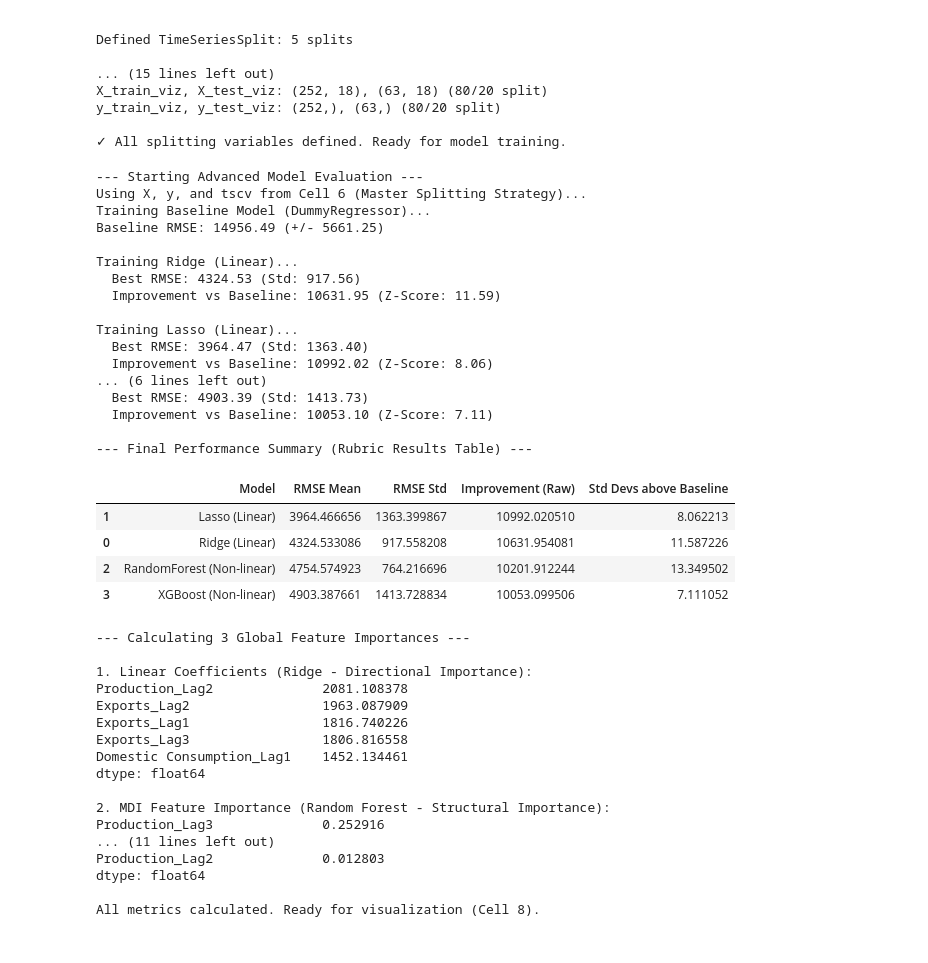
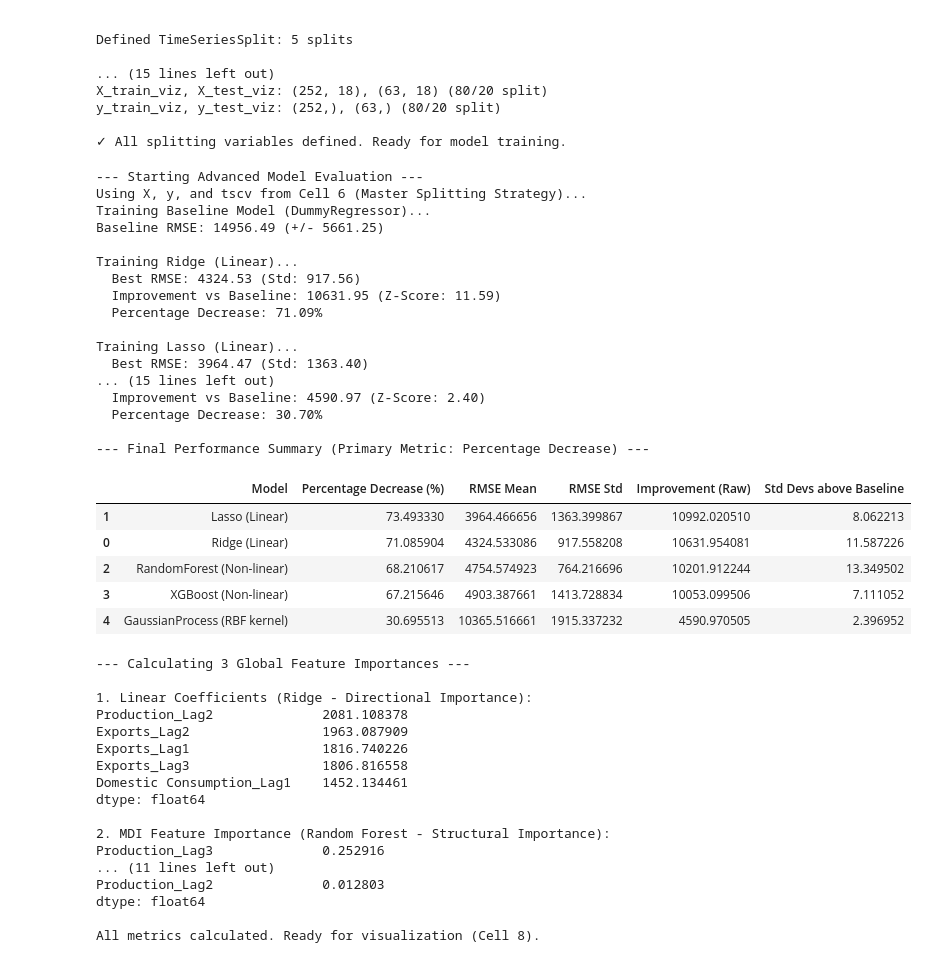
Before and after one commit to return2faye/coffee_or_tea, a Jupyter notebook: src/coffee_production_pipeline.ipynb, the cells around one changed output. Cells and saved outputs as stored; diff of their text form; code cells hidden in the pictures.

```diff
--- a/src/coffee_production_pipeline.ipynb
+++ b/src/coffee_production_pipeline.ipynb
@@ -485,6 +487,17 @@ model_configs = {
     'XGBoost (Non-linear)': {
         'model': xgb.XGBRegressor(random_state=RANDOM_STATE, objective='reg:squarederror'),
         'params': {'model__n_estimators': [100], 'model__learning_rate': [0.05, 0.1], 'model__max_depth': [3, 5]}
+    },
+    'GaussianProcess (RBF kernel)': {
+        'model': GaussianProcessRegressor(),
+        'params': {
+            'model__kernel': [
+                C(1.0) * RBF(length_scale=1.0) + WhiteKernel(noise_level=1.0),
+                C(1.0) * RBF(length_scale=2.0) + WhiteKernel(noise_level=1.0),
+                C(1.0) * RBF(length_scale=5.0) + WhiteKernel(noise_level=1.0)
+            ],
+            'model__alpha': [1e-6, 1e-4, 1e-2]
+        }
     }
 }
 
@@ -516,8 +529,13 @@ for name, config in model_configs.items():
     improvement = baseline_mean - rmse_mean
     z_score_improvement = improvement / rmse_std if rmse_std > 0 else 0
 
+    # PRIMARY METRIC: Percentage Decrease (Professor's feedback)
+    # This is more interpretable than raw RMSE values
+    percentage_decrease = (improvement / baseline_mean) * 100 if baseline_mean > 0 else 0
+
     print(f"  Best RMSE: {rmse_mean:.2f} (Std: {rmse_std:.2f})")
     print(f"  Improvement vs Baseline: {improvement:.2f} (Z-Score: {z_score_improvement:.2f})")
+    print(f"  Percentage Decrease: {percentage_decrease:.2f}%")
 
     results_list.append({
         'Model': name,
@@ -525,18 +543,21 @@ for name, config in model_configs.items():
         'RMSE Std': rmse_std,
         'Baseline RMSE': baseline_mean,
         'Improvement (Raw)': improvement,
-        'Std Devs above Baseline': z_score_improvement, # The specific Rubric metric
+        'Percentage Decrease (%)': percentage_decrease,  # PRIMARY METRIC
+        'Std Devs above Baseline': z_score_improvement,
         'Best Params': str(grid.best_params_)
     })
 
     trained_models[name] = grid.best_estimator_
 
 # 6.5 Output Summary Table
-results_df = pd.DataFrame(results_list).sort_values(by='RMSE Mean')
+# Sort by PRIMARY METRIC: Percentage Decrease (Professor's feedback)
+results_df = pd.DataFrame(results_list).sort_values(by='Percentage Decrease (%)', ascending=False)
 results_df.to_csv('../results/model_comparison.csv', index=False)
 
-print("\n--- Final Performance Summary (Rubric Results Table) ---")
-display(results_df[['Model', 'RMSE Mean', 'RMSE Std', 'Improvement (Raw)', 'Std Devs above Baseline']])
+print("\n--- Final Performance Summary (Primary Metric: Percentage Decrease) ---")
+# Display with Percentage Decrease as the first column (PRIMARY METRIC)
+display(results_df[['Model', 'Percentage Decrease (%)', 'RMSE Mean', 'RMSE Std', 'Improvement (Raw)', 'Std Devs above Baseline']])
 
 
 # ==========================================
@@ -554,43 +575,44 @@ print(ridge_coefs)
 # Type 2: MDI / Gini Importance (from Random Forest)
 # Why: Shows which features structurally reduce variance the most
 rf_model = trained_models['RandomForest (Non-linear)'].named_steps['model']
 rf_importances = pd.Series(rf_model.feature_importances_, index=X.columns).sort_values(ascending=False).head(5)
 print("\n2. MDI Feature Importance (Random Forest - Structural Importance):")
 print(rf_importances)
 
 # Type 3: Permutation Importance (from XGBoost)
 # Why: Model-agnostic, measures impact on prediction error (RMSE) when feature is shuffled
 # Note: We calculate this on the *whole* dataset for global interpretation context
 xgb_pipe = trained_models['XGBoost (Non-linear)']
 perm_result = permutation_importance(xgb_pipe, X, y, n_repeats=5, random_state=RANDOM_STATE)
 perm_importances = pd.Series(perm_result.importances_mean, index=X.columns).sort_values(ascending=False).head(5)
 print("\n3. Permutation Importance (XGBoost - Predictive Power):")
 print(perm_importances)
 
 print("\nAll metrics calculated. Ready for visualization (Cell 8).")
 # %% [output]
 --- Starting Advanced Model Evaluation ---
 Using X, y, and tscv from Cell 6 (Master Splitting Strategy)...
 Training Baseline Model (DummyRegressor)...
 Baseline RMSE: 14956.49 (+/- 5661.25)
 
 Training Ridge (Linear)...
   Best RMSE: 4324.53 (Std: 917.56)
   Improvement vs Baseline: 10631.95 (Z-Score: 11.59)
+  Percentage Decrease: 71.09%
 
 Training Lasso (Linear)...
   Best RMSE: 3964.47 (Std: 1363.40)
-  Improvement vs Baseline: 10992.02 (Z-Score: 8.06)
-... (6 lines left out)
-  Best RMSE: 4903.39 (Std: 1413.73)
-  Improvement vs Baseline: 10053.10 (Z-Score: 7.11)
+... (15 lines left out)
+  Improvement vs Baseline: 4590.97 (Z-Score: 2.40)
+  Percentage Decrease: 30.70%
 
---- Final Performance Summary (Rubric Results Table) ---
+--- Final Performance Summary (Primary Metric: Percentage Decrease) ---
-|  | Model | RMSE Mean | RMSE Std | Improvement (Raw) | Std Devs above Baseline |
-| 1 | Lasso (Linear) | 3964.466656 | 1363.399867 | 10992.020510 | 8.062213 |
-| 0 | Ridge (Linear) | 4324.533086 | 917.558208 | 10631.954081 | 11.587226 |
-| 2 | RandomForest (Non-linear) | 4754.574923 | 764.216696 | 10201.912244 | 13.349502 |
-| 3 | XGBoost (Non-linear) | 4903.387661 | 1413.728834 | 10053.099506 | 7.111052 |
+|  | Model | Percentage Decrease (%) | RMSE Mean | RMSE Std | Improvement (Raw) | Std Devs above Baseline |
+| 1 | Lasso (Linear) | 73.493330 | 3964.466656 | 1363.399867 | 10992.020510 | 8.062213 |
+| 0 | Ridge (Linear) | 71.085904 | 4324.533086 | 917.558208 | 10631.954081 | 11.587226 |
+| 2 | RandomForest (Non-linear) | 68.210617 | 4754.574923 | 764.216696 | 10201.912244 | 13.349502 |
+| 3 | XGBoost (Non-linear) | 67.215646 | 4903.387661 | 1413.728834 | 10053.099506 | 7.111052 |
+| 4 | GaussianProcess (RBF kernel) | 30.695513 | 10365.516661 | 1915.337232 | 4590.970505 | 2.396952 |
 --- Calculating 3 Global Feature Importances ---
 
 1. Linear Coefficients (Ridge - Directional Importance):
```
Also changed, not shown: parts of 3 cells of this notebook, 4 other files.
